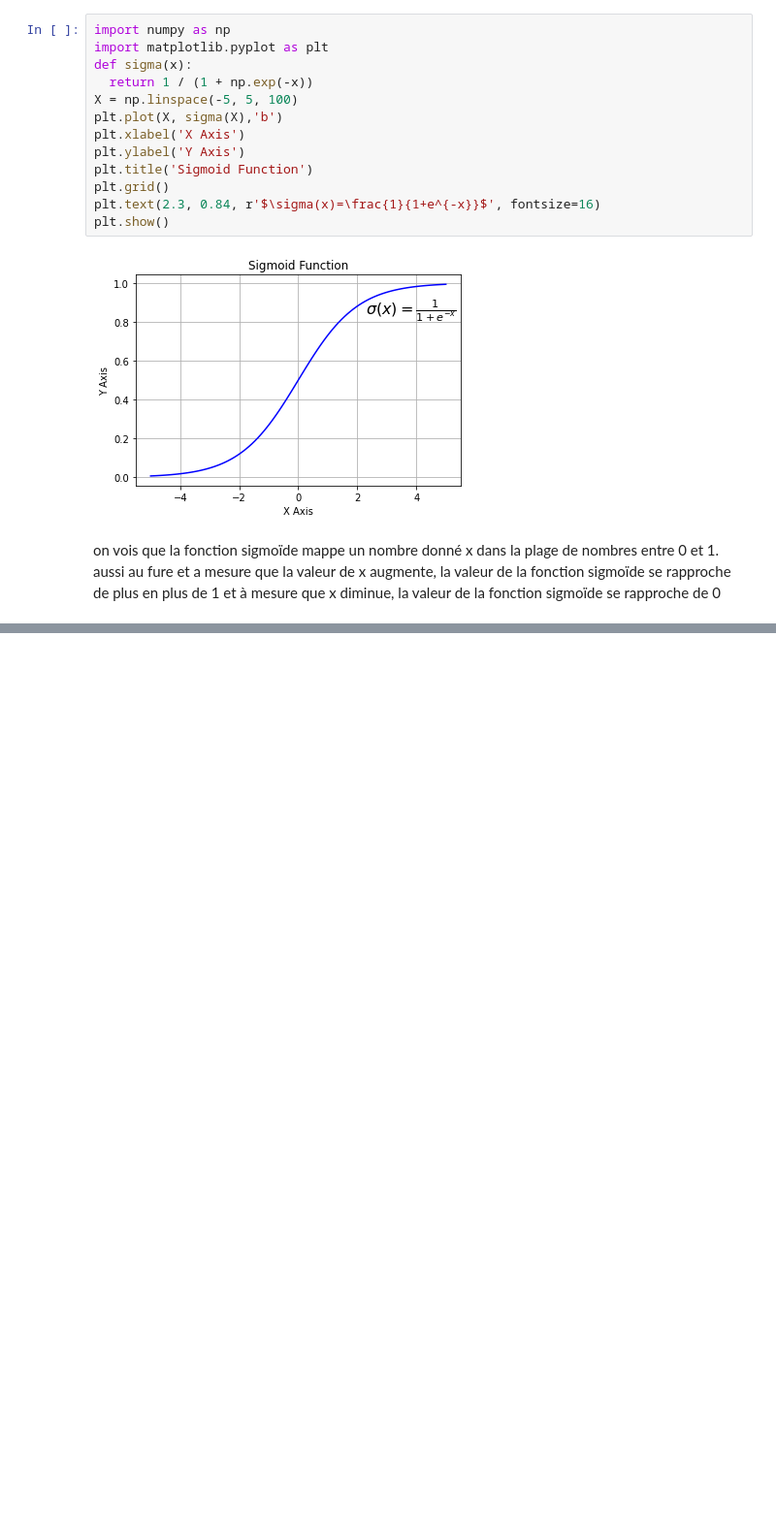
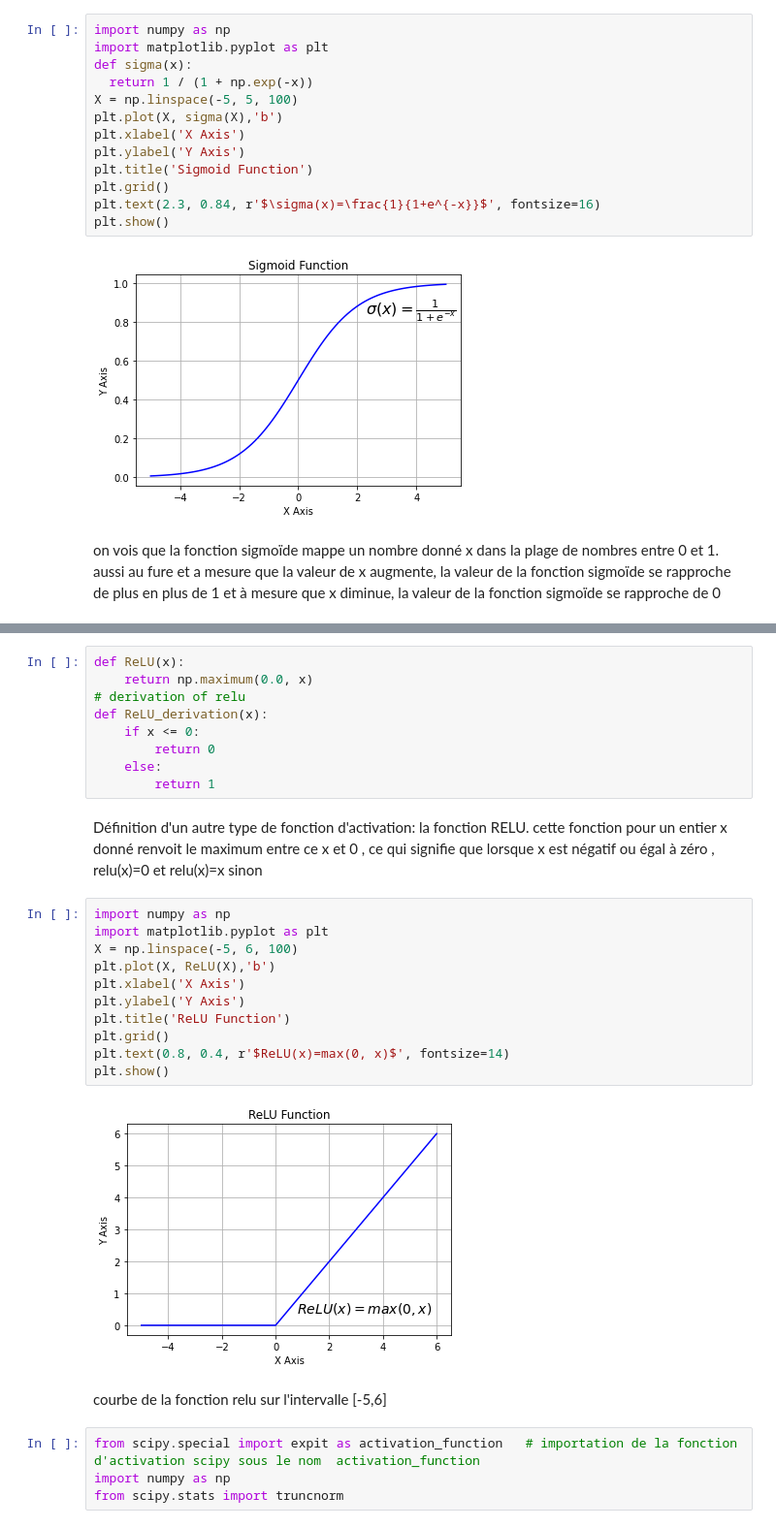
Before and after one commit to BillTanekeu/TP-TPE-INF-3236-Groupe-8, a Jupyter notebook: Tp5_perceptron_simple_et_multi_couche.ipynb, the cells around one changed output, grey strips where cells are left out. Shown: that part at 97% size. Saved outputs shown, nothing was run; the diff lists cells and outputs as text; blank space fills up the shorter version.

```diff
--- a/Tp5_perceptron_simple_et_multi_couche.ipynb
+++ b/Tp5_perceptron_simple_et_multi_couche.ipynb
@@ -198,0 +240,31 @@ plt.show()
+# %%
+def ReLU(x):
+    return np.maximum(0.0, x)
+# derivation of relu
+def ReLU_derivation(x):
+    if x <= 0:
+        return 0
+    else:
+        return 1
+# %% [markdown]
+Définition d'un autre type de fonction d'activation: la fonction RELU.
+cette fonction pour un entier x donné renvoit le maximum entre ce x et 0 , ce qui signifie que lorsque x est négatif ou égal à zéro , relu(x)=0 et relu(x)=x sinon
+# %%
+import numpy as np
+import matplotlib.pyplot as plt
+X = np.linspace(-5, 6, 100)
+plt.plot(X, ReLU(X),'b')
+plt.xlabel('X Axis')
+plt.ylabel('Y Axis')
+plt.title('ReLU Function')
+plt.grid()
+plt.text(0.8, 0.4, r'$ReLU(x)=max(0, x)$', fontsize=14)
+plt.show()
+# %% [output]
+[figure, added]
+# %% [markdown]
+courbe de la fonction relu sur l'intervalle [-5,6]
+# %%
+from scipy.special import expit as activation_function   # importation de la fonction d'activation scipy sous le nom  activation_function
+import numpy as np
+from scipy.stats import truncnorm
```
Also changed, not shown: parts of 32 cells of this notebook.
